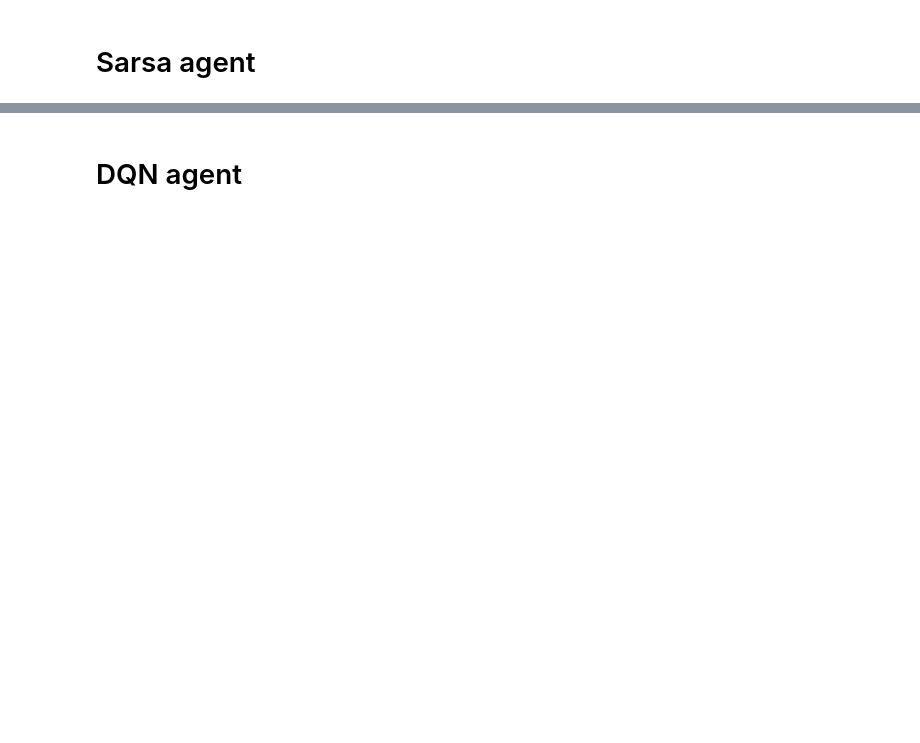
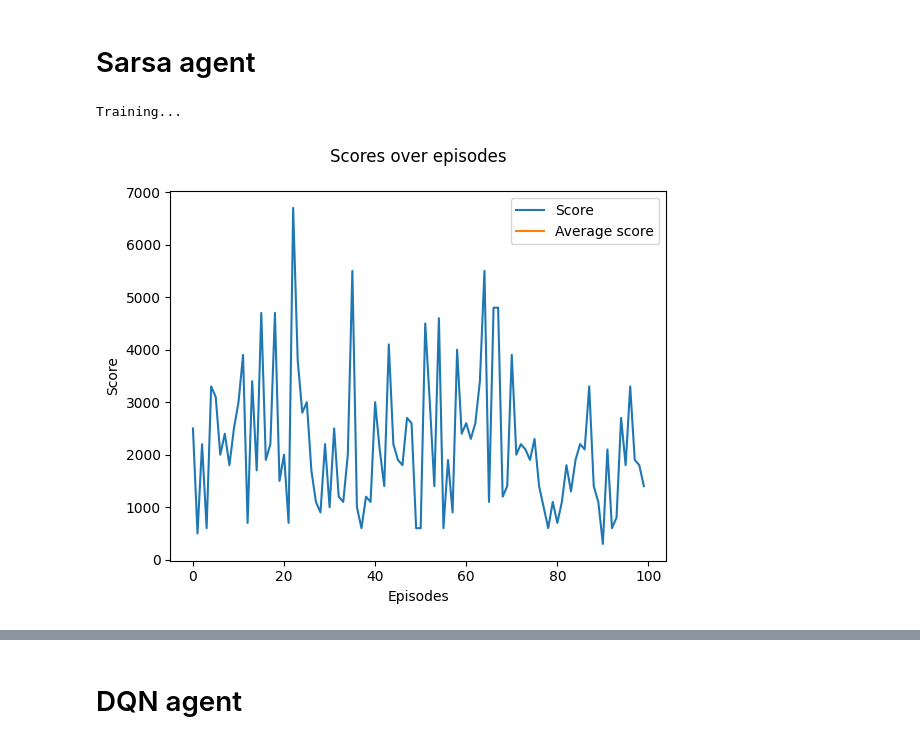
Before and after one commit to Ramlaoui/rl-pacman, a Jupyter notebook: notebooks/play.ipynb, the cells around one changed output, grey strips where cells are left out. Saved outputs shown, nothing was run; the diff lists cells and outputs as text; code cells hidden in the pictures; blank space fills up the shorter version.

```diff
--- a/notebooks/play.ipynb
+++ b/notebooks/play.ipynb
@@ -71,6 +164,9 @@ trainer.plot_score()
 from src.agents.sarsa import SarsaLambdaAgent
 sarsa_agent = SarsaLambdaAgent(env, alpha=0.2, gamma=0.8, epsilon=0.1, lambda_=0.9)
 # %%
-trainer = Trainer(env, qlearning_agent, gui=False)
-trainer.train(5000, render=True, log_interval=100)
+trainer = Trainer(env, sarsa_agent, gui=False)
+trainer.train(100, render=True, log_interval=100)
 trainer.plot_score()
+# %% [output]
+Training...
+[figure, added]
```
Also changed, not shown: parts of 16 cells of this notebook, 6 other files.
